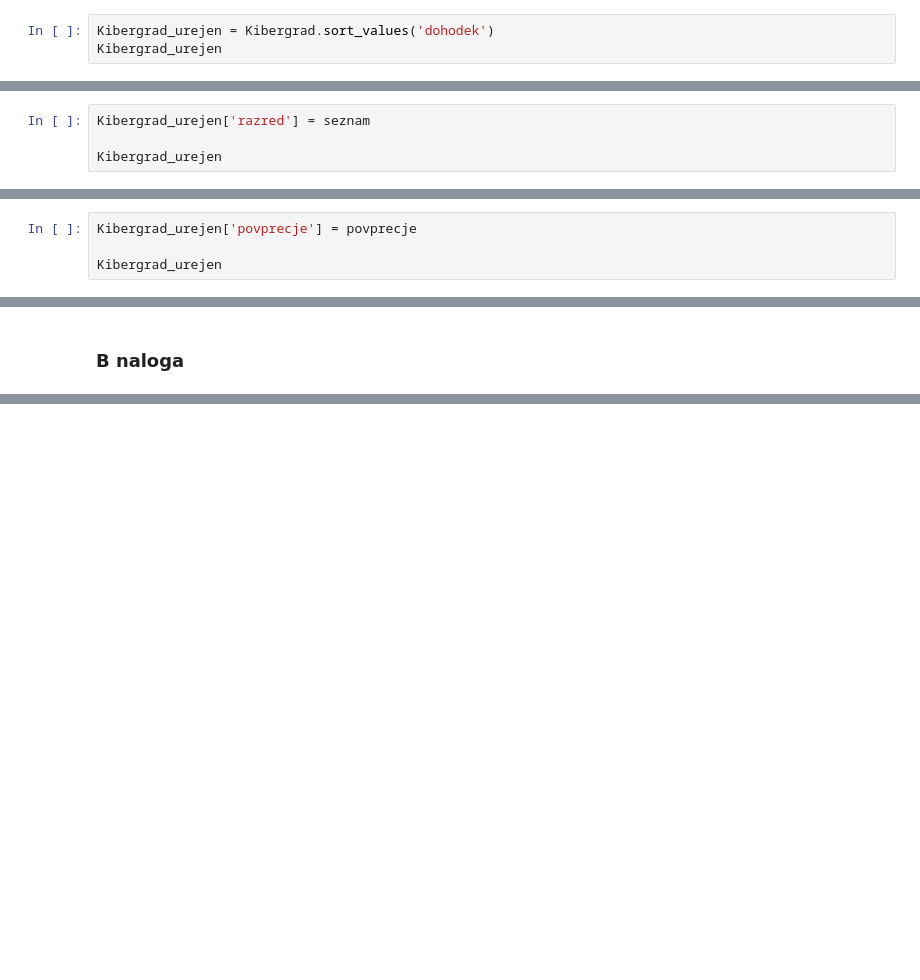
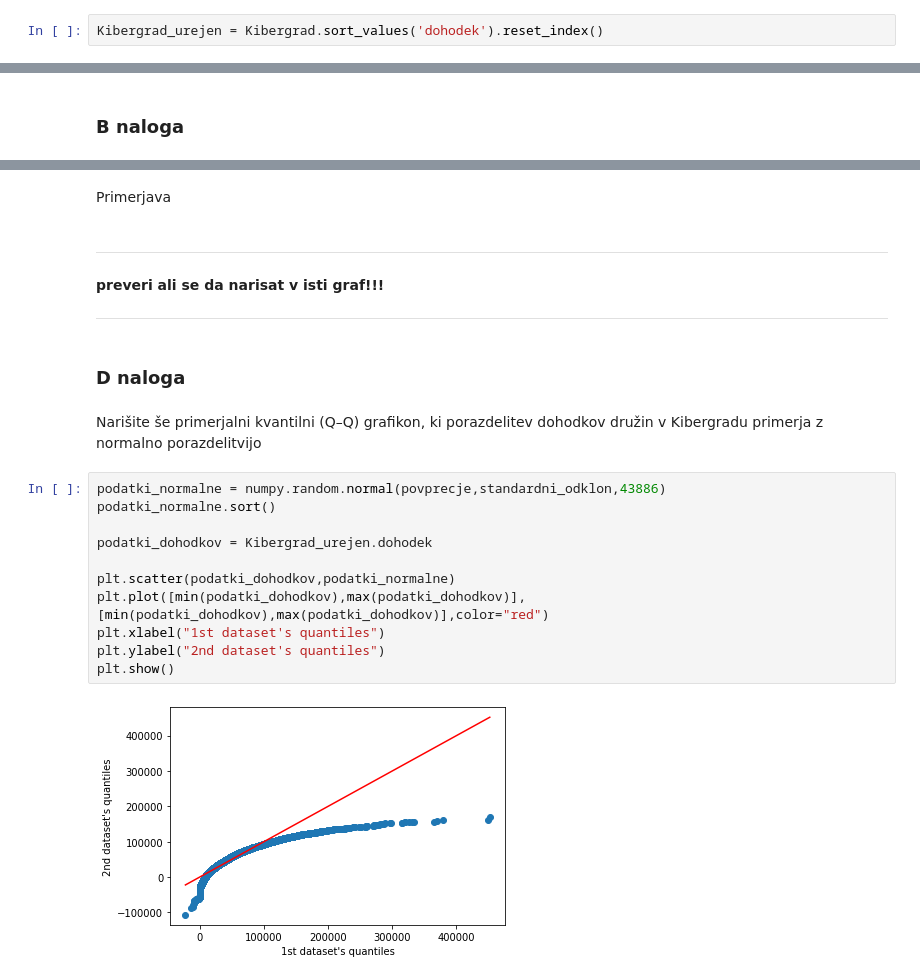
Before and after one commit to gajajamnik/stata_projektna, a Jupyter notebook: Naloga1.ipynb, the cells around one changed output, grey strips where cells are left out. Cells and saved outputs as stored; diff of their text form; blank space fills up the shorter version.

```diff
--- a/Naloga1.ipynb
+++ b/Naloga1.ipynb
@@ -67,3 +70,2 @@ M
 # %%
-Kibergrad_urejen = Kibergrad.sort_values('dohodek')
-Kibergrad_urejen
+Kibergrad_urejen = Kibergrad.sort_values('dohodek').reset_index()
@@ -113,4 +71,0 @@ seznam
-# %%
-Kibergrad_urejen['razred'] = seznam
-
-Kibergrad_urejen
@@ -171,4 +71,0 @@ povprecje[-1]
-# %%
-Kibergrad_urejen['povprecje'] = povprecje
-
-Kibergrad_urejen
@@ -242,0 +174,25 @@ plt.show()
+# %% [markdown]
+Primerjava
+# %% [markdown]
+***
+**preveri ali se da narisat v isti graf!!!**
+
+***
+# %% [markdown]
+### D naloga
+# %% [markdown]
+Narišite še primerjalni kvantilni (Q–Q) grafikon, ki porazdelitev dohodkov
+družin v Kibergradu primerja z normalno porazdelitvijo
+# %%
+podatki_normalne = numpy.random.normal(povprecje,standardni_odklon,43886)
+podatki_normalne.sort()
+
+podatki_dohodkov = Kibergrad_urejen.dohodek
+
+plt.scatter(podatki_dohodkov,podatki_normalne)
+plt.plot([min(podatki_dohodkov),max(podatki_dohodkov)],[min(podatki_dohodkov),max(podatki_dohodkov)],color="red")
+plt.xlabel("1st dataset's quantiles")
+plt.ylabel("2nd dataset's quantiles")
+plt.show()
+# %% [output]
+[figure, added]
```
Also changed, not shown: parts of 61 cells of this notebook.
